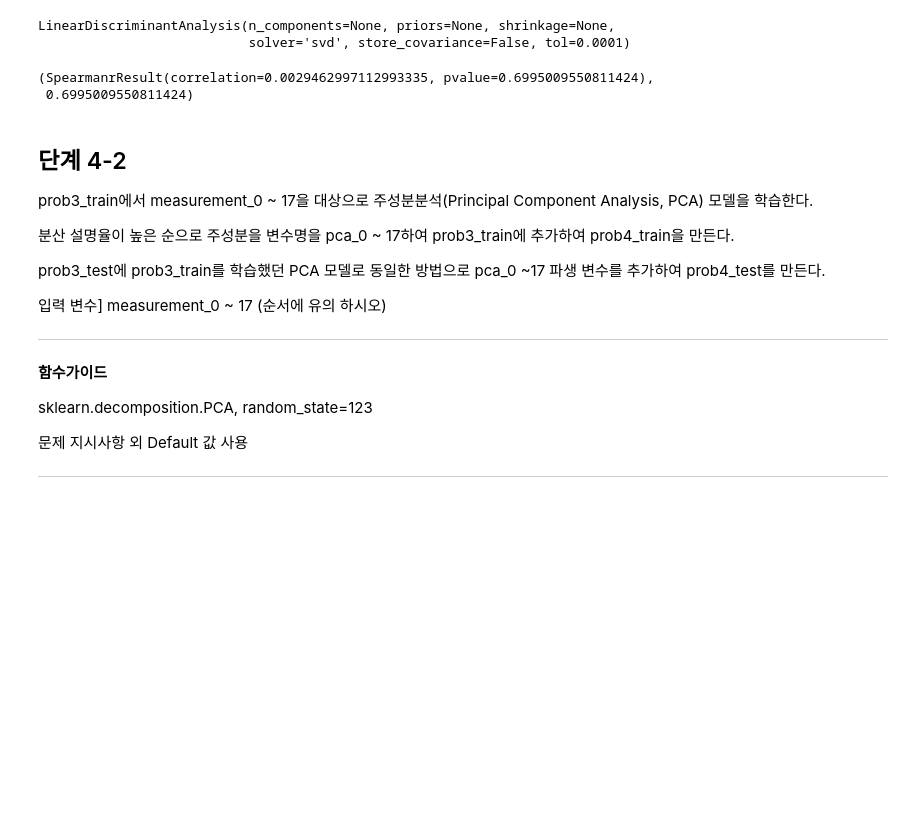
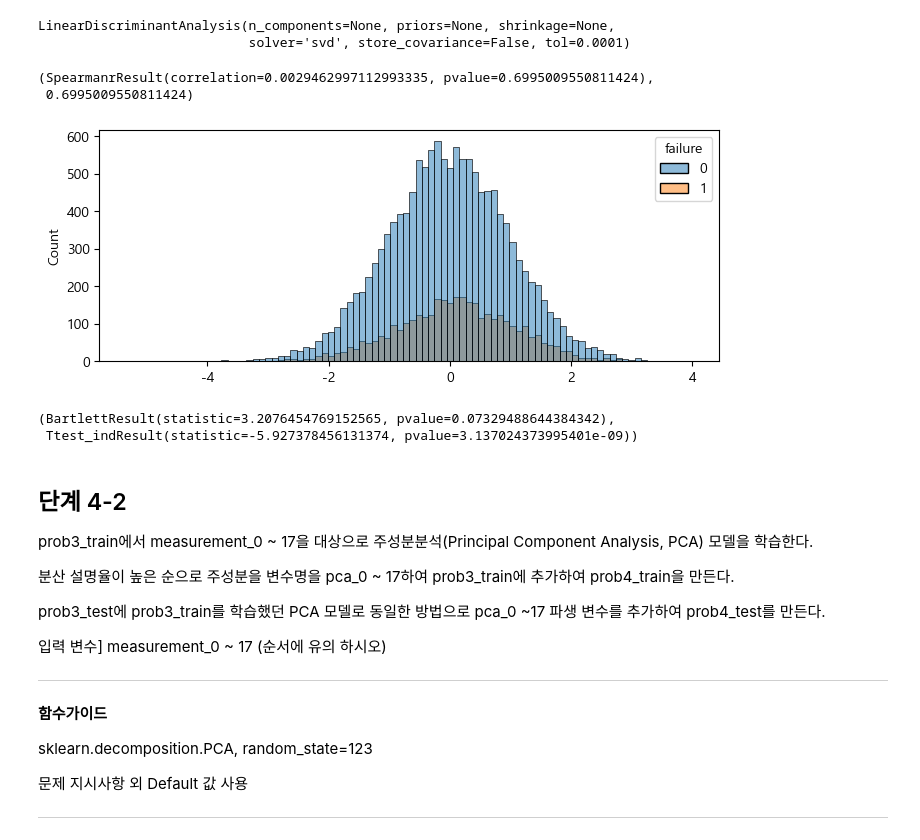
Before and after one commit to sunkusun9/DS_Lv3_2405, a Jupyter notebook: sec_ds_lv3_prob1_prob.ipynb, the cells around one changed output. Cells and saved outputs as stored; diff of their text form; code cells hidden in the pictures; blank space fills up the shorter version.

```diff
--- a/sec_ds_lv3_prob1_prob.ipynb
+++ b/sec_ds_lv3_prob1_prob.ipynb
@@ -265,0 +286,6 @@ df_basetable[X_mean] = df_basetable.groupby('product_code')[X_mean].transform(
+# %%
+# 방법 2-2:
+# 0수준에 생성된 product_code 인덱스를 reset_index로 제거합니다.
+df_basetable[X_mean] = df_basetable.groupby('product_code')[X_mean].apply(
+    lambda x: x.fillna(x.mean())
+).reset_index(level=0, drop=True)
@@ -1007,14 +1125,36 @@ lda.fit(df_prob3_train[X_lda], df_prob3_train['failure'])
 # %% [output]
 LinearDiscriminantAnalysis(n_components=None, priors=None, shrinkage=None,
                            solver='svd', store_covariance=False, tol=0.0001)
-# %%
-from scipy.stats import spearmanr
-result_4_1 = spearmanr(df_prob3_train['loading'], lda.transform(df_prob3_train[X_lda]))
-A = result_4_1.pvalue
-result_4_1, A
-# %% [output]
-(SpearmanrResult(correlation=0.0029462997112993335, pvalue=0.6995009550811424),
- 0.6995009550811424)
+# %%
+from scipy.stats import spearmanr
+result_4_1 = spearmanr(df_prob3_train['loading'], lda.transform(df_prob3_train[X_lda]))
+A = result_4_1.pvalue
+result_4_1, A
+# %% [output]
+(SpearmanrResult(correlation=0.0029462997112993335, pvalue=0.6995009550811424),
+ 0.6995009550811424)
+# %%
+# failure별 LDA의 히스토그램을 그려봅니다.
+plt.figure(figsize=(8, 3))
+sns.histplot(x=lda.transform(df_prob3_train[X_lda])[:, 0], hue=df_prob3_train['failure'])
+plt.show()
+# %% [output]
+[figure, added]
+# %%
+# 시각화를 통해서는 LDA를 통해나온 성분의 뚜렷한 분리력은 확인이 어렵습니다.
+# t-검정으로 가늠해보겠습니다.
+from scipy.stats import ttest_ind
+from scipy.stats import bartlett
+lda_comp1 = lda.transform(df_prob3_train[X_lda])[:, 0]
+lda_comp1_0 = lda_comp1[df_prob3_train['failure'] == 0]
+lda_comp1_1 = lda_comp1[df_prob3_train['failure'] == 1]
+# 정규분포를 따른다는 가정을 하겠습니다.
+result_bart = bartlett(lda_comp1_0, lda_comp1_1)
+result_ttest = ttest_ind(lda_comp1_0, lda_comp1_1, equal_var=result_bart.pvalue >= 0.05)
+result_bart, result_ttest
+# %% [output]
+(BartlettResult(statistic=3.2076454769152565, pvalue=0.07329488644384342),
+ Ttest_indResult(statistic=-5.927378456131374, pvalue=3.137024373995401e-09))
 # %% [markdown]
 ## 단계 4-2
 
```
Also changed, not shown: parts of 94 cells of this notebook.
